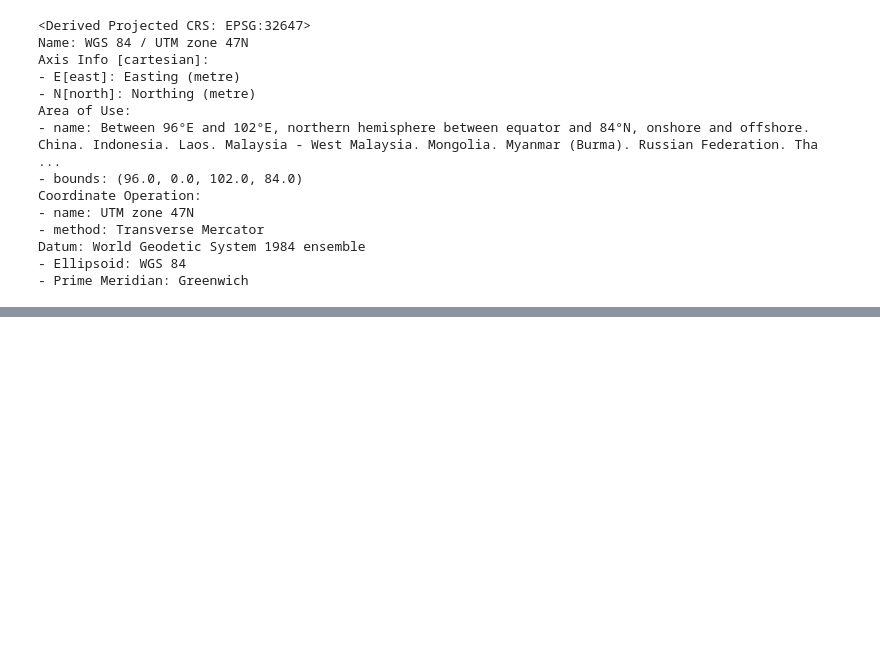
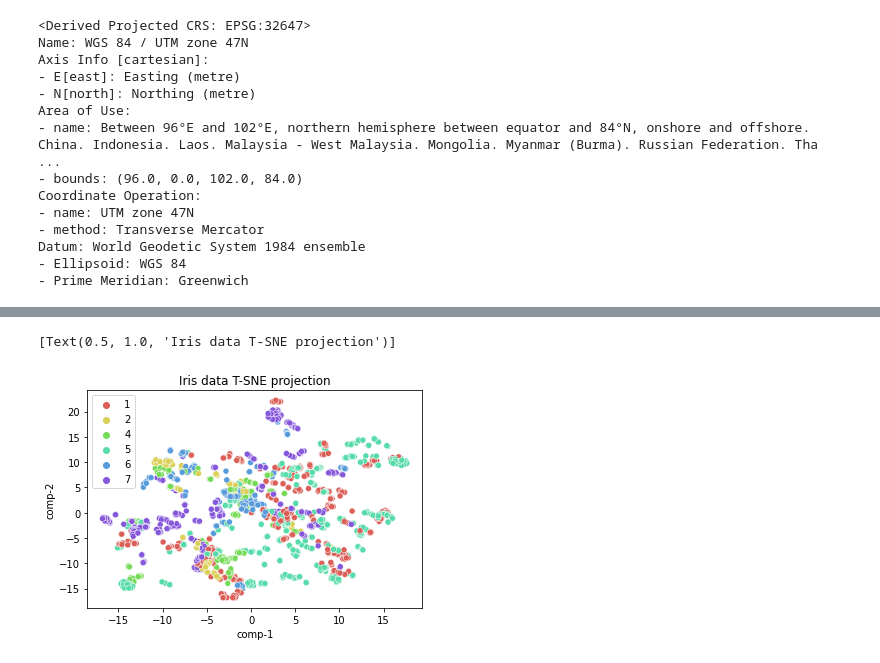
Before and after one commit to mishagrol/ForestMapping, a Jupyter notebook: notebooks/Cluster_field_plots_data.ipynb, the cells around one changed output, grey strips where cells are left out. Cells and saved outputs as stored; diff of their text form; code cells hidden in the pictures; blank space fills up the shorter version.

```diff
--- a/notebooks/Cluster_field_plots_data.ipynb
+++ b/notebooks/Cluster_field_plots_data.ipynb
@@ -722,0 +1268,16 @@ Datum: World Geodetic System 1984 ensemble
+# %%
+fnames = {"invent_plots":"../shape_data/dataset_plots.geojson"}
+gdf = gpd.read_file(fnames['invent_plots'])
+gdf.loc[:, 'key'] = gdf.index
+gdf=procces_gdf(gdf)
+dataset = Dataset(tiff_fname=None, scale=1)
+bands, terrain = dataset.prepare_forest_classes_dataset(gdf=gdf)
+col_2020 = [col for col in bands.columns if '2019' not in col]
+df = pd.concat([bands[col_2020[:-2]], terrain], axis=1)
+df = df.copy()
+df[['aspect','slope','wetnessindex','sink']] = df[['aspect','slope','wetnessindex','sink']].astype(float)
+forest = df["class"] < 20
+df_resampled = df.loc[forest]
+_X = df_resampled.iloc[:, :-2]
+scaled = StandardScaler().fit_transform(_X)
+df_resampled.iloc[:, :-2] = scaled
@@ -722,0 +1360,3 @@ Datum: World Geodetic System 1984 ensemble
+# %%
+tsne = TSNE(n_components=3, verbose=1, random_state=123)
+z = tsne.fit_transform(X)
@@ -722,0 +1372,12 @@ Datum: World Geodetic System 1984 ensemble
+# %%
+df = pd.DataFrame()
+df["y"] = labels_true
+df["comp-1"] = z[:,0]
+df["comp-2"] = z[:,1]
+
+sns.scatterplot(x="comp-1", y="comp-2", hue=df.y.tolist(),
+                palette=sns.color_palette("hls", 7),
+                data=df).set(title="Iris data T-SNE projection")
+# %% [output]
+[Text(0.5, 1.0, 'Iris data T-SNE projection')]
+[figure, added]
```
Also changed, not shown: parts of 69 cells of this notebook.
